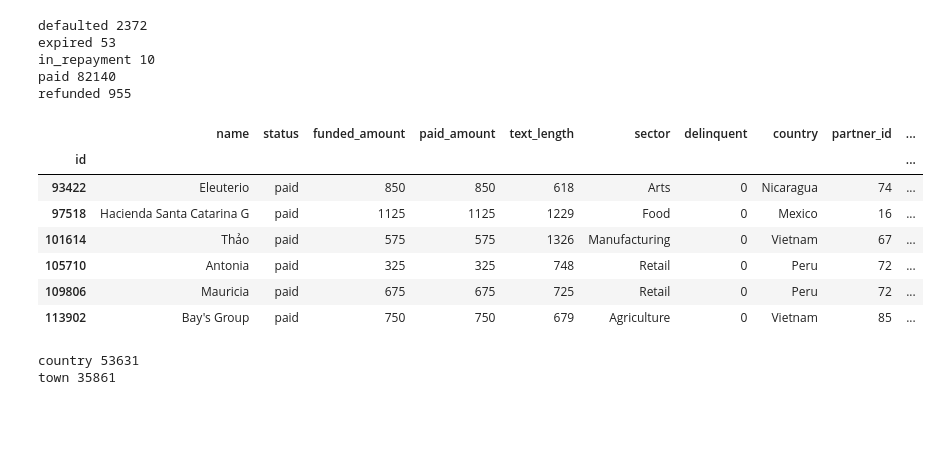
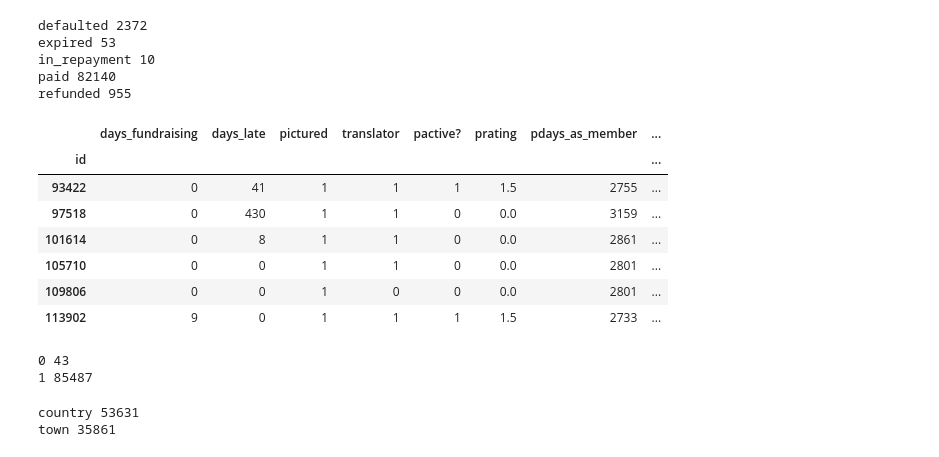
Before and after one commit to mwenda11/spring-2015-homeworks, a Jupyter notebook: project/basic_statistics.ipynb, the cells around one changed output. Saved outputs shown, nothing was run; the diff lists cells and outputs as text; code cells hidden in the pictures; blank space fills up the shorter version.

```diff
--- a/project/basic_statistics.ipynb
+++ b/project/basic_statistics.ipynb
@@ -27,7 +27,7 @@ pframe['days_active'] = pframe.apply(active_days, axis=1)
 c1 = ["id","name","status","funded_amount","paid_amount","desc_length","activity","sector","themes","use","delinquent"]
 c2 = ["country_code","country","town","level","partner_id","posted_date","planned_expire_date","loan_amount","lender_count","forex_loss"]
 c3 = ["bonus_credit_elig","tags","num_borrowers","borrower_gender","disbursal_date","disbursal_currency","disbursal_amount"]
-c4 = ["repayment_interval","repayment_term","terms_loan_amount","partner_loss_liable","funded_date","sched_pay_date","paid_date","translator"]
+c4 = ["repayment_interval","repayment_term","terms_loan_amount","partner_loss_liable","funded_date","sched_pay_date","paid_date","pictured","translator"]
 # info for field partner who issued this loan
 c5 = ["pactive?","prating","pdays_as_member","pdelinquency_rate","pdefault_rate","ptotal_amount_raised","ploans_posted"]
 c6 = ["pcharges_FI","pALSPCI","ploans_at_risk_rate","pforex_loss_rate","meta_delete"]
@@ -102,27 +102,29 @@ for f in files:
             sch += 1
         paid_date = loan["paid_date"]
         data_matrix[idx][34] = (dt_now if (paid_date is None) else paid_date)
-        data_matrix[idx][35] = (loan["translator"] is not None) # exists?
+        pictured = loan["borrowers"][0]["pictured"]
+        data_matrix[idx][35] = (1 if pictured else 0)
+        data_matrix[idx][36] = (loan["translator"] is not None) # exists?
 
         #partner data
         try:
             p_row = pframe.ix[pid]
-            data_matrix[idx][36] = p_row.active
-            data_matrix[idx][37] = p_row.rating
-            data_matrix[idx][38] = p_row.days_active
-            data_matrix[idx][39] = p_row.delinquency_rate
-            data_matrix[idx][40] = p_row.default_rate
-            data_matrix[idx][41] = p_row.total_amount_raised
-            data_matrix[idx][42] = p_row.loans_posted
-            data_matrix[idx][43] = p_row.charges_FI
-            data_matrix[idx][44] = p_row.ALSPCI
-            data_matrix[idx][45] = p_row.loans_at_risk_rate
-            data_matrix[idx][46] = p_row.currency_exchange_loss_rate
+            data_matrix[idx][37] = p_row.active
+            data_matrix[idx][38] = p_row.rating
+            data_matrix[idx][39] = p_row.days_active
+            data_matrix[idx][40] = p_row.delinquency_rate
+            data_matrix[idx][41] = p_row.default_rate
+            data_matrix[idx][42] = p_row.total_amount_raised
+            data_matrix[idx][43] = p_row.loans_posted
+            data_matrix[idx][44] = p_row.charges_FI
+            data_matrix[idx][45] = p_row.ALSPCI
+            data_matrix[idx][46] = p_row.loans_at_risk_rate
+            data_matrix[idx][47] = p_row.currency_exchange_loss_rate
         except KeyError:
             #print loan["id"]
             meta_delete = 1
 
-        data_matrix[idx][47] = meta_delete
+        data_matrix[idx][48] = meta_delete
 
         idx += 1
 
@@ -270,18 +272,18 @@ refunded 955
 # %%
 dframe.iloc[20:25, 34:]
 cx1 = ["name","status","funded_amount","paid_amount","text_length","sector","delinquent","country","partner_id","loan_amount","lender_count"]
-cx2 = ["bonus_credit_elig","num_borrowers","borrower_gender","partner_loss_liable","days_fundraising","days_late","translator"]
+cx2 = ["bonus_credit_elig","num_borrowers","borrower_gender","partner_loss_liable","days_fundraising","days_late","pictured","translator"]
 cx3 = ["pactive?","prating","pdays_as_member","pdelinquency_rate","pdefault_rate","ptotal_amount_raised","ploans_posted"]
 columnsx = cx1+cx2+cx3 + ["pcharges_FI","pALSPCI","ploans_at_risk_rate","pforex_loss_rate"]
 dframex = dframe[columnsx]
 # %%
-dframex.iloc[200:206,:15]
+dframex.iloc[200:206,15:]
 # %% [output]
-|  | name | status | funded_amount | paid_amount | text_length | sector | delinquent | country | partner_id | ... |
-| id |  |  |  |  |  |  |  |  |  | ... |
-| 93422 | Eleuterio | paid | 850 | 850 | 618 | Arts | 0 | Nicaragua | 74 | ... |
-| 97518 | Hacienda Santa Catarina G | paid | 1125 | 1125 | 1229 | Food | 0 | Mexico | 16 | ... |
-| 101614 | Thảo | paid | 575 | 575 | 1326 | Manufacturing | 0 | Vietnam | 67 | ... |
-| 105710 | Antonia | paid | 325 | 325 | 748 | Retail | 0 | Peru | 72 | ... |
-| 109806 | Mauricia | paid | 675 | 675 | 725 | Retail | 0 | Peru | 72 | ... |
-| 113902 | Bay's Group | paid | 750 | 750 | 679 | Agriculture | 0 | Vietnam | 85 | ... |
+|  | days_fundraising | days_late | pictured | translator | pactive? | prating | pdays_as_member | ... |
+| id |  |  |  |  |  |  |  | ... |
+| 93422 | 0 | 41 | 1 | 1 | 1 | 1.5 | 2755 | ... |
+| 97518 | 0 | 430 | 1 | 1 | 0 | 0.0 | 3159 | ... |
+| 101614 | 0 | 8 | 1 | 1 | 0 | 0.0 | 2861 | ... |
+| 105710 | 0 | 0 | 1 | 1 | 0 | 0.0 | 2801 | ... |
+| 109806 | 0 | 0 | 1 | 0 | 0 | 0.0 | 2801 | ... |
+| 113902 | 9 | 0 | 1 | 1 | 1 | 1.5 | 2733 | ... |
@@ -290,3 +290,10 @@ dframex.to_csv("filtered_loan_data.csv")
+# %%
+#dframex.to_csv("filtered_loan_data.csv")
+for it, dat in dframe.groupby("pictured"):
+    print it, len(dat)
+# %% [output]
+0 43
+1 85487
 # %%
 cnt = 0
 for gen, gen_data in dframe.groupby('level'):
```
Also changed, not shown: parts of 2 cells of this notebook, 3 other files.
